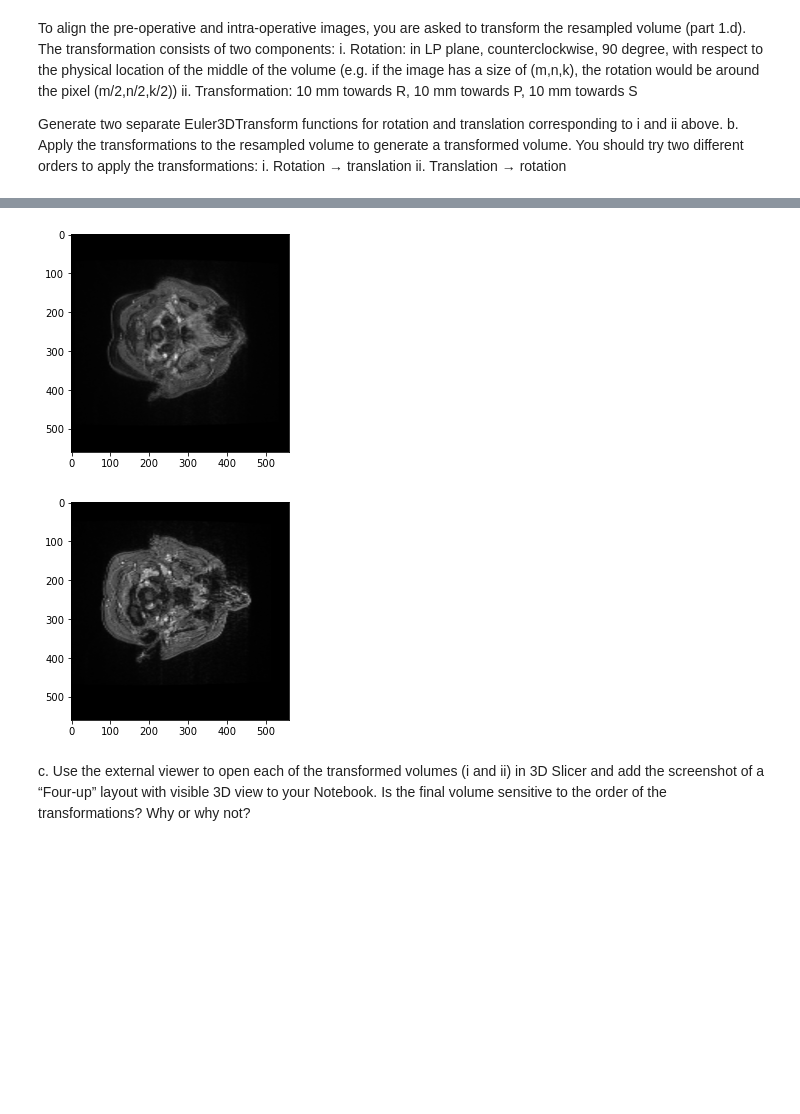
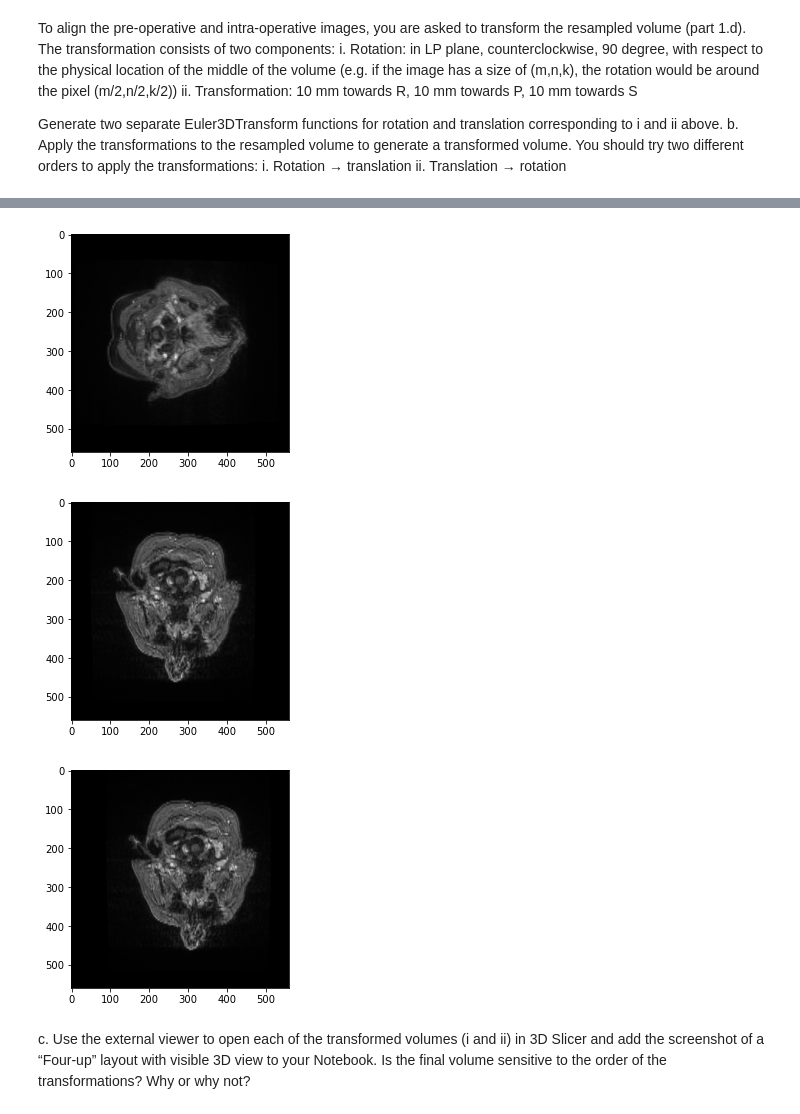
Before and after one commit to ThishanyaG/bmif4_assignment2, a Jupyter notebook: Assign_2_code.ipynb, the cells around one changed output, grey strips where cells are left out. Saved outputs shown, nothing was run; the diff lists cells and outputs as text; code cells hidden in the pictures; blank space fills up the shorter version.

```diff
--- a/Assign_2_code.ipynb
+++ b/Assign_2_code.ipynb
@@ -123,21 +144,31 @@ translate.SetTranslation(translation.GetOffset())
 # %%
 interpol = sitk.sitkLinear
 Rot_trans_mri = sitk.Resample(resampled_mri, rotate, interpol)
 Trans_mri = sitk.Resample(resampled_mri, translate, interpol)
 
+
+# Rot -> Trans:
+RotToTrans_mri = sitk.Resample(Rot_trans_mri, translate, interpol)
+
+#Trans -> Rot:
+TransToRot_mri = sitk.Resample(Trans_mri, rotate, interpol)
+
 plt.imshow(mri_array_resamp[slice_num,:,:], cmap='gray')
 plt.show()
 
-mri_array_resamp_rot = sitk.GetArrayFromImage(Rot_trans_mri)
-mri_array_resamp_tran = sitk.GetArrayFromImage(Trans_mri)
+mri_array_rot_to_trans = sitk.GetArrayFromImage(RotToTrans_mri)
+mri_array_tran_to_rot = sitk.GetArrayFromImage(TransToRot_mri)
 
-#plt.imshow(mri_array_resamp_rot[slice_num,:,:], cmap='gray')
-#plt.show()
+plt.imshow(mri_array_rot_to_trans[slice_num,:,:], cmap='gray')
+plt.show()
+viewer.Execute(RotToTrans_mri)
 
-plt.imshow(mri_array_resamp_tran[slice_num,:,:], cmap='gray')
+plt.imshow(mri_array_tran_to_rot[slice_num,:,:], cmap='gray')
 plt.show()
+viewer.Execute(TransToRot_mri)
 # %% [output]
 [figure]
-[figure, old version]
+[figure, new version]
+[figure, added]
 # %% [markdown]
 c. Use the external viewer to open each of the transformed volumes (i and ii) in 3D Slicer and add the screenshot of a “Four-up” layout with visible 3D view to your Notebook. Is the final volume sensitive to the order of the transformations? Why or why not?
```
Also changed, not shown: parts of 3 cells of this notebook.
